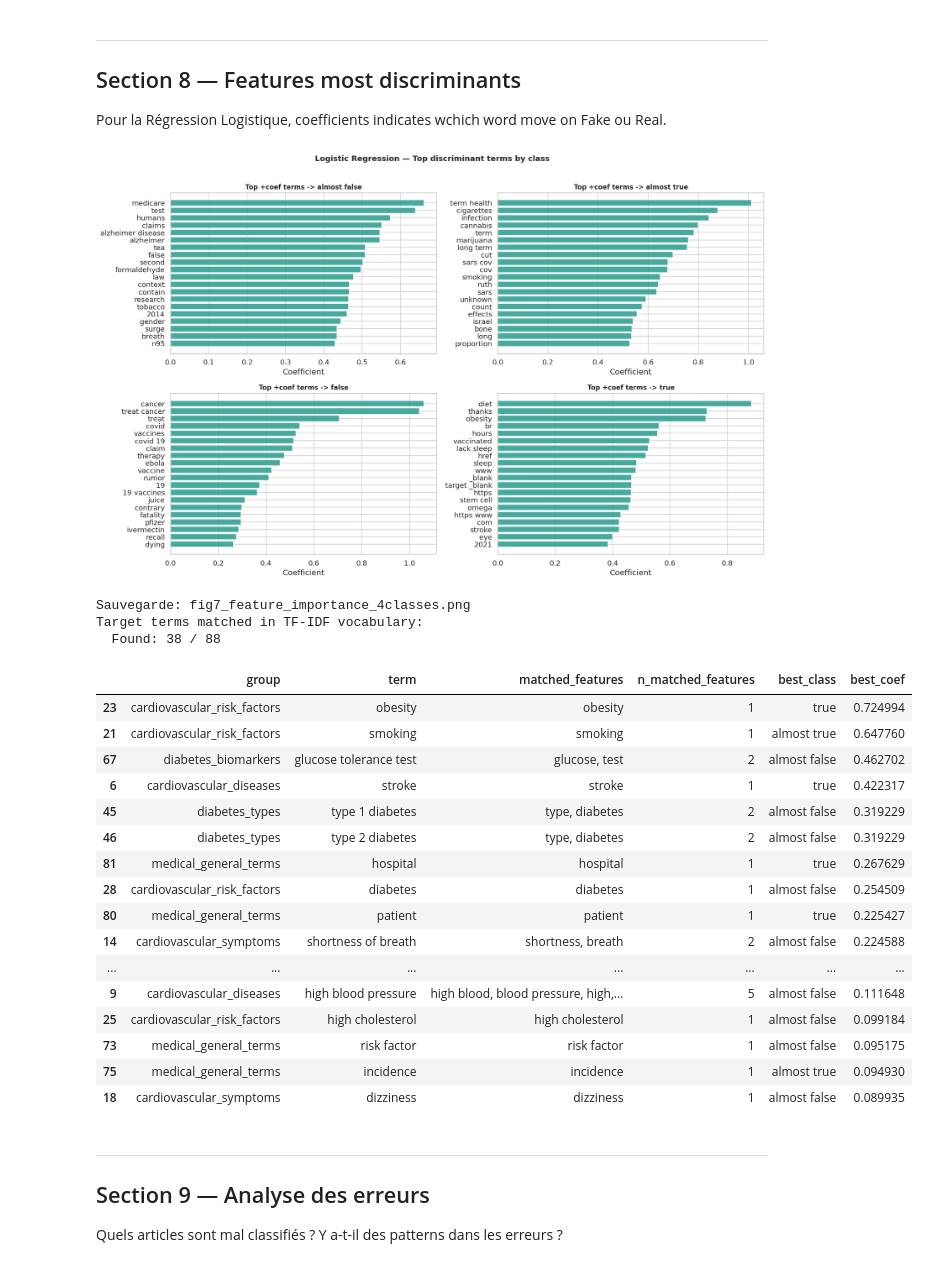
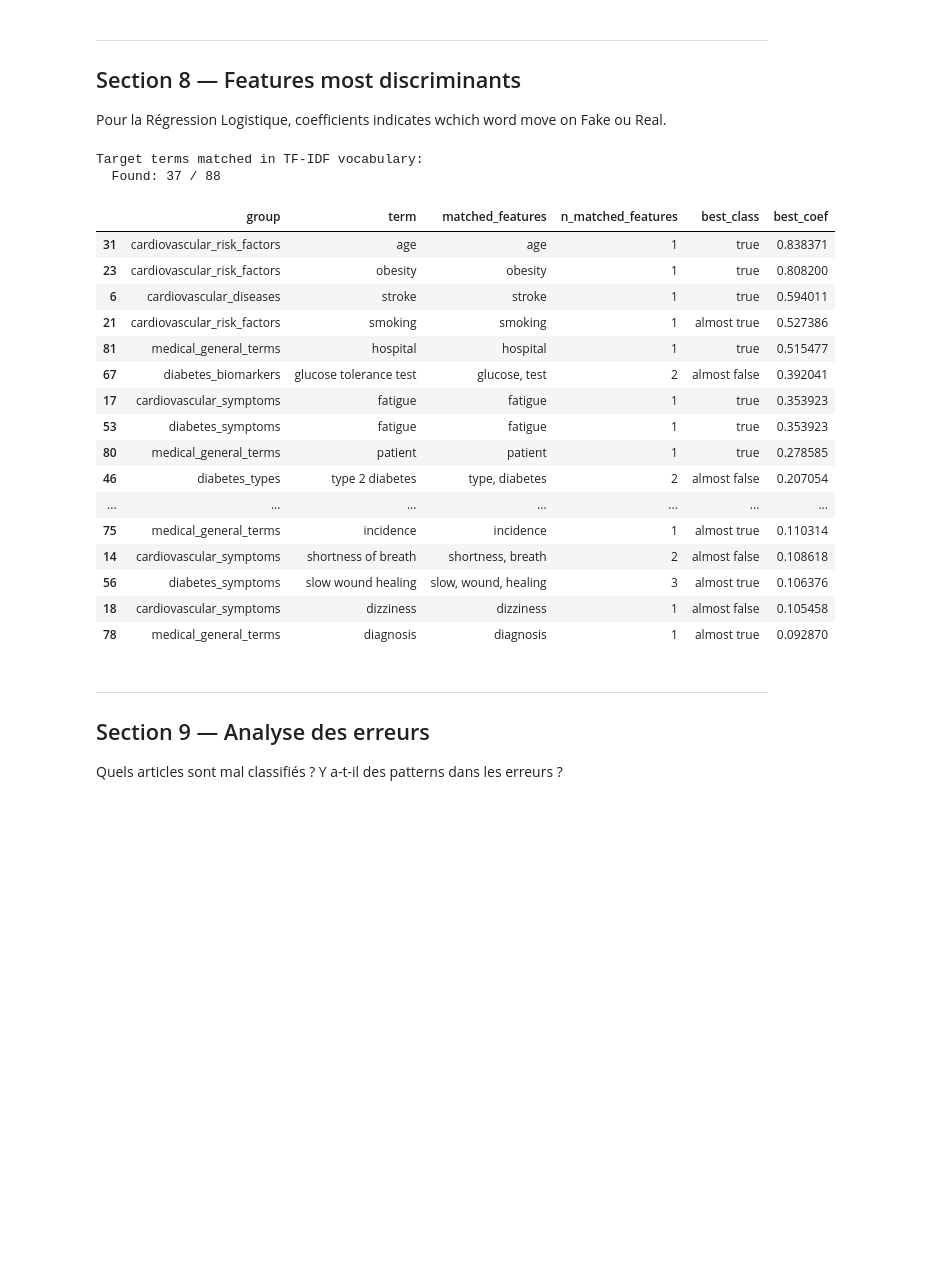
Before and after one commit to MohamedDiankha13/Monant_dataset, a Jupyter notebook: NB2_Monant_Baseline_Classifier.ipynb, the cells around one changed output. Saved outputs shown, nothing was run; the diff lists cells and outputs as text; code cells hidden in the pictures; blank space fills up the shorter version.

```diff
--- a/NB2_Monant_Baseline_Classifier.ipynb
+++ b/NB2_Monant_Baseline_Classifier.ipynb
@@ -413,30 +407,6 @@ classifier = lr_pipe.named_steps['clf']
 
 feature_names = vectorizer.get_feature_names_out()
 classes = list(classifier.classes_)
-
-# Top features par classe (one-vs-rest)
-TOP_N = 20
-fig, axes = plt.subplots(2, 2, figsize=(16, 10))
-axes = axes.ravel()
-
-for ax, cls_name in zip(axes, classes):
-    cls_idx = classes.index(cls_name)
-    coefs = classifier.coef_[cls_idx]
-    top_idx = np.argsort(coefs)[-TOP_N:]
-
-    terms = feature_names[top_idx]
-    vals = coefs[top_idx]
-    order = np.argsort(vals)
-
-    ax.barh(np.array(terms)[order], np.array(vals)[order], color='#2a9d8f', alpha=0.85)
-    ax.set_title(f'Top +coef terms -> {cls_name}', fontsize=11, fontweight='bold')
-    ax.set_xlabel('Coefficient')
-
-plt.suptitle('Logistic Regression — Top discriminant terms by class', fontsize=13, fontweight='bold', y=1.01)
-plt.tight_layout()
-plt.savefig('fig7_feature_importance_4classes.png', bbox_inches='tight', dpi=130)
-plt.show()
-print('Sauvegarde: fig7_feature_importance_4classes.png')
 
 # Analyse ciblée sur les termes médicaux hérités de NB1
 cardiovascular_diseases = [
@@ -542,52 +512,50 @@ for group_name, terms in term_groups.items():
                 'matched_features': '',
                 'n_matched_features': 0,
                 'best_class': 'not_found',
                 'best_coef': np.nan,
             })
             continue
 
         idx = [np.where(feature_names == m)[0][0] for m in matched]
         mean_by_class = classifier.coef_[:, idx].mean(axis=1)
         best_i = int(np.argmax(mean_by_class))
 
         rows.append({
             'group': group_name,
             'term': term,
             'matched_features': ', '.join(matched),
             'n_matched_features': len(matched),
             'best_class': classes[best_i],
             'best_coef': float(mean_by_class[best_i]),
         })
 
 target_df = pd.DataFrame(rows)
 target_found = target_df[target_df['n_matched_features'] > 0].copy()
 
 print('Target terms matched in TF-IDF vocabulary:')
 print(f'  Found: {len(target_found)} / {len(target_df)}')
 if not target_found.empty:
     display(target_found.sort_values('best_coef', ascending=False).head(30))
 # %% [output]
-[figure, removed]
-Sauvegarde: fig7_feature_importance_4classes.png
 Target terms matched in TF-IDF vocabulary:
-  Found: 38 / 88
+  Found: 37 / 88
 |  | group | term | matched_features | n_matched_features | best_class | best_coef |
-| 23 | cardiovascular_risk_factors | obesity | obesity | 1 | true | 0.724994 |
-| 21 | cardiovascular_risk_factors | smoking | smoking | 1 | almost true | 0.647760 |
-| 67 | diabetes_biomarkers | glucose tolerance test | glucose, test | 2 | almost false | 0.462702 |
-| 6 | cardiovascular_diseases | stroke | stroke | 1 | true | 0.422317 |
-| 45 | diabetes_types | type 1 diabetes | type, diabetes | 2 | almost false | 0.319229 |
-| 46 | diabetes_types | type 2 diabetes | type, diabetes | 2 | almost false | 0.319229 |
-| 81 | medical_general_terms | hospital | hospital | 1 | true | 0.267629 |
-| 28 | cardiovascular_risk_factors | diabetes | diabetes | 1 | almost false | 0.254509 |
-| 80 | medical_general_terms | patient | patient | 1 | true | 0.225427 |
-| 14 | cardiovascular_symptoms | shortness of breath | shortness, breath | 2 | almost false | 0.224588 |
+| 31 | cardiovascular_risk_factors | age | age | 1 | true | 0.838371 |
+| 23 | cardiovascular_risk_factors | obesity | obesity | 1 | true | 0.808200 |
+| 6 | cardiovascular_diseases | stroke | stroke | 1 | true | 0.594011 |
+| 21 | cardiovascular_risk_factors | smoking | smoking | 1 | almost true | 0.527386 |
+| 81 | medical_general_terms | hospital | hospital | 1 | true | 0.515477 |
+| 67 | diabetes_biomarkers | glucose tolerance test | glucose, test | 2 | almost false | 0.392041 |
+| 17 | cardiovascular_symptoms | fatigue | fatigue | 1 | true | 0.353923 |
+| 53 | diabetes_symptoms | fatigue | fatigue | 1 | true | 0.353923 |
+| 80 | medical_general_terms | patient | patient | 1 | true | 0.278585 |
+| 46 | diabetes_types | type 2 diabetes | type, diabetes | 2 | almost false | 0.207054 |
 | ... | ... | ... | ... | ... | ... | ... |
-| 9 | cardiovascular_diseases | high blood pressure | high blood, blood pressure, high,... | 5 | almost false | 0.111648 |
-| 25 | cardiovascular_risk_factors | high cholesterol | high cholesterol | 1 | almost false | 0.099184 |
-| 73 | medical_general_terms | risk factor | risk factor | 1 | almost false | 0.095175 |
-| 75 | medical_general_terms | incidence | incidence | 1 | almost true | 0.094930 |
-| 18 | cardiovascular_symptoms | dizziness | dizziness | 1 | almost false | 0.089935 |
+| 75 | medical_general_terms | incidence | incidence | 1 | almost true | 0.110314 |
+| 14 | cardiovascular_symptoms | shortness of breath | shortness, breath | 2 | almost false | 0.108618 |
+| 56 | diabetes_symptoms | slow wound healing | slow, wound, healing | 3 | almost true | 0.106376 |
+| 18 | cardiovascular_symptoms | dizziness | dizziness | 1 | almost false | 0.105458 |
+| 78 | medical_general_terms | diagnosis | diagnosis | 1 | almost true | 0.092870 |
 # %% [markdown]
 ---
 ## Section 9 — Analyse des erreurs
```
Also changed, not shown: parts of 17 cells of this notebook, 13 other files.
